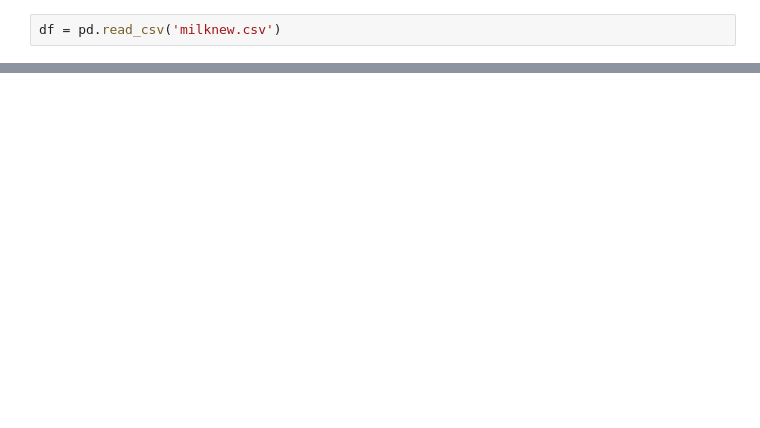
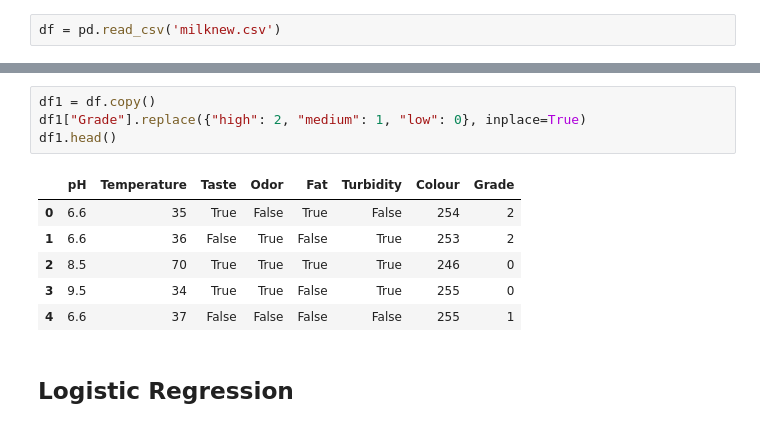
Before and after one commit to ManvithGayam/cs451-milk-quality, a Jupyter notebook: notebook.ipynb, the cells around one changed output, grey strips where cells are left out. Saved outputs shown, nothing was run; the diff lists cells and outputs as text; blank space fills up the shorter version.

```diff
--- a/notebook.ipynb
+++ b/notebook.ipynb
@@ -343,0 +128,13 @@ AutoML.export('pipeline.py')
+# %%
+df1 = df.copy()
+df1["Grade"].replace({"high": 2, "medium": 1, "low": 0}, inplace=True)
+df1.head()
+# %% [output]
+|  | pH | Temperature | Taste | Odor | Fat | Turbidity | Colour | Grade |
+| 0 | 6.6 | 35 | True | False | True | False | 254 | 2 |
+| 1 | 6.6 | 36 | False | True | False | True | 253 | 2 |
+| 2 | 8.5 | 70 | True | True | True | True | 246 | 0 |
+| 3 | 9.5 | 34 | True | True | False | True | 255 | 0 |
+| 4 | 6.6 | 37 | False | False | False | False | 255 | 1 |
+# %% [markdown]
+## Logistic Regression
```
Also changed, not shown: parts of 70 cells of this notebook, 7 other files.
